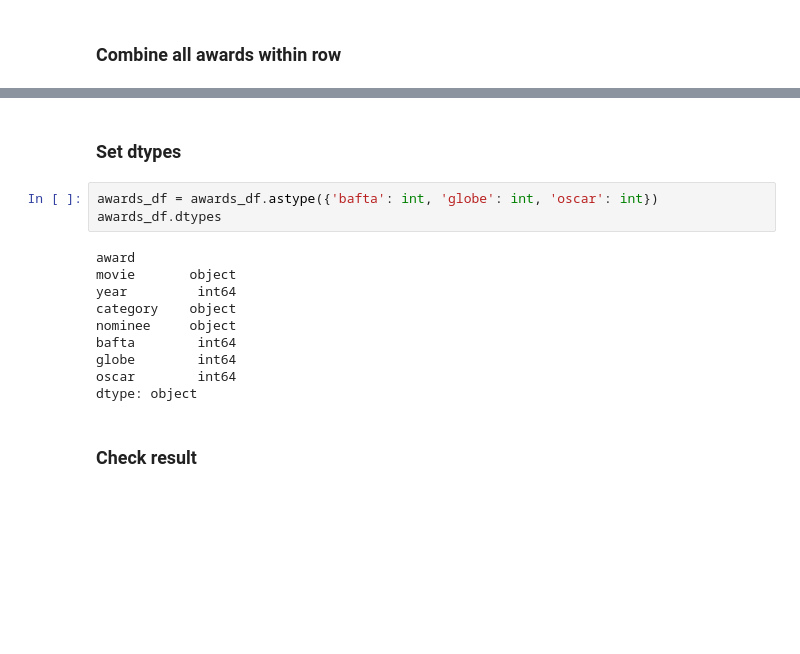
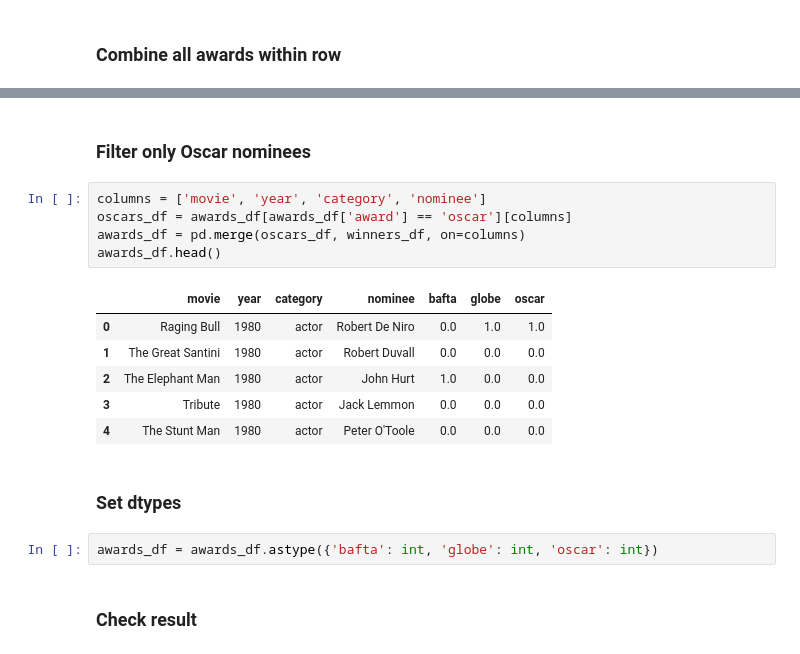
Before and after one commit to vvkin/oscar-predicting, a Jupyter notebook: notebooks/preparing.ipynb, the cells around one changed output, grey strips where cells are left out. Drawn from its saved outputs; the diff is of its cells as text; blank space fills up the shorter version.

```diff
--- a/notebooks/preparing.ipynb
+++ b/notebooks/preparing.ipynb
@@ -296,21 +296,24 @@ awards_df.head()
 | 2 | (500) Days of Summer | 2009 | picture | (500) Days of Summer | 0.0 | 0.0 | 0.0 |
 | 3 | 101 Dalmatians | 1996 | actress | Glenn Close | 0.0 | 0.0 | 0.0 |
 | 4 | 12 Years a Slave | 2013 | actor | Chiwetel Ejiofor | 1.0 | 0.0 | 0.0 |
+# %% [markdown]
+### Filter only Oscar nominees
+# %%
+columns = ['movie', 'year', 'category', 'nominee']
+oscars_df = awards_df[awards_df['award'] == 'oscar'][columns]
+awards_df = pd.merge(oscars_df, winners_df, on=columns)
+awards_df.head()
+# %% [output]
+|  | movie | year | category | nominee | bafta | globe | oscar |
+| 0 | Raging Bull | 1980 | actor | Robert De Niro | 0.0 | 1.0 | 1.0 |
+| 1 | The Great Santini | 1980 | actor | Robert Duvall | 0.0 | 0.0 | 0.0 |
+| 2 | The Elephant Man | 1980 | actor | John Hurt | 1.0 | 0.0 | 0.0 |
+| 3 | Tribute | 1980 | actor | Jack Lemmon | 0.0 | 0.0 | 0.0 |
+| 4 | The Stunt Man | 1980 | actor | Peter O'Toole | 0.0 | 0.0 | 0.0 |
 # %% [markdown]
 ### Set dtypes
 # %%
 awards_df = awards_df.astype({'bafta': int, 'globe': int, 'oscar': int})
-awards_df.dtypes
-# %% [output]
-award
-movie       object
-year         int64
-category    object
-nominee     object
-bafta        int64
-globe        int64
-oscar        int64
-dtype: object
 # %% [markdown]
 ### Check result
 # %%
```
Also changed, not shown: parts of 7 cells of this notebook, 2 other files.
